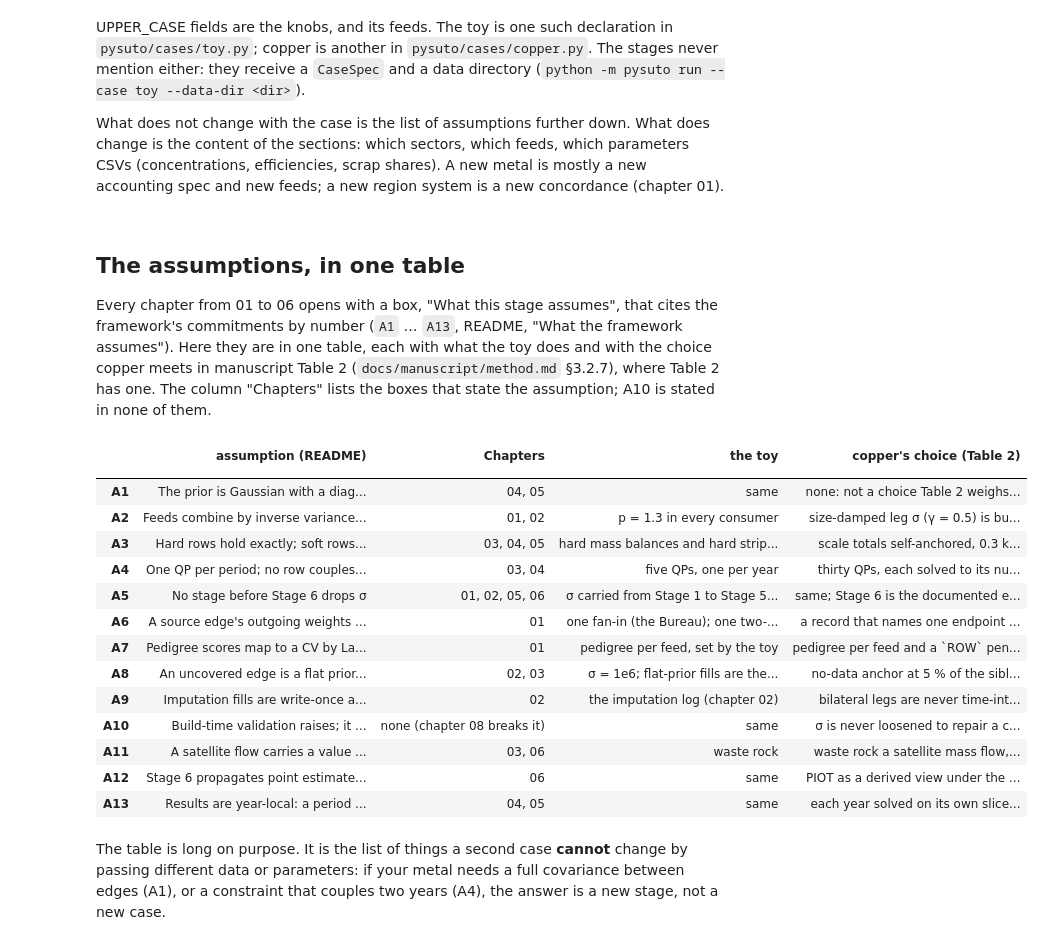
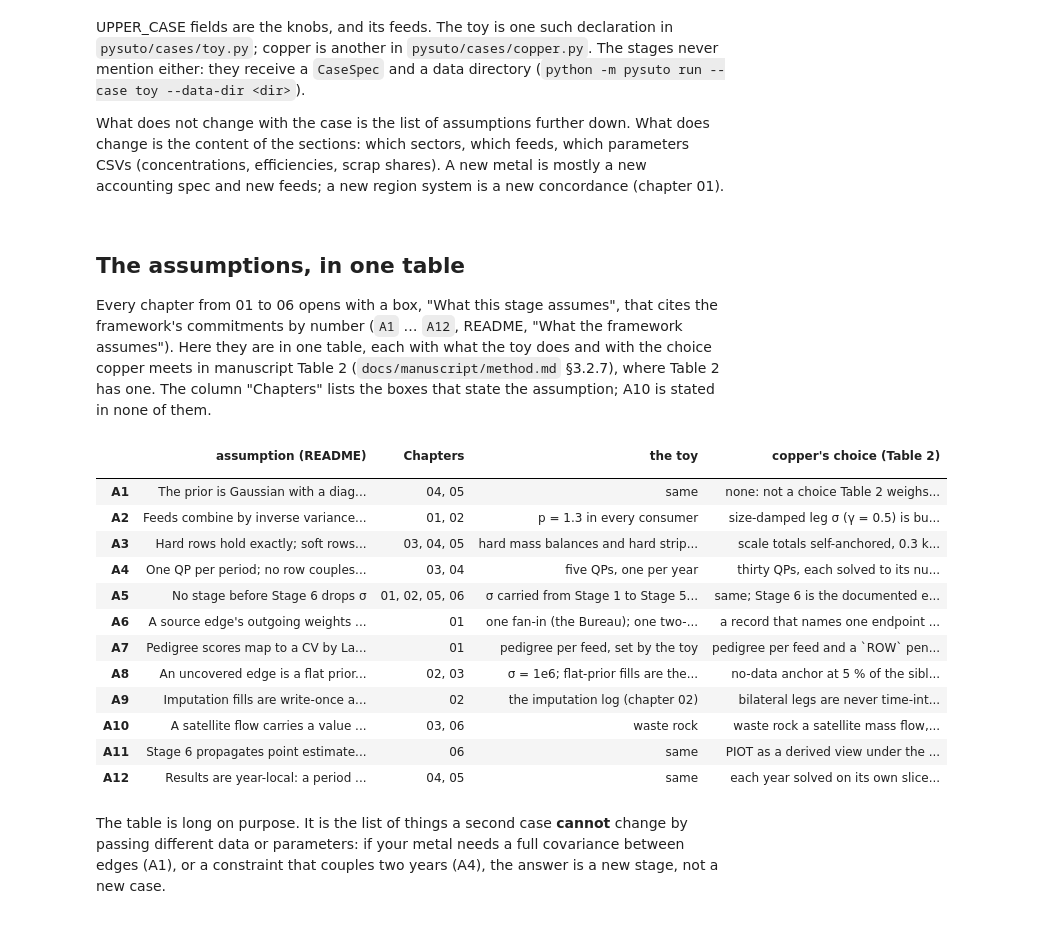
Before and after one commit to cocovttr/pySUTO, a Jupyter notebook: tutorial/09_bridge.ipynb, the cells around one changed output. Saved outputs shown, nothing was run; the diff lists cells and outputs as text; code cells hidden in the pictures; folded sections open.

```diff
--- a/tutorial/09_bridge.ipynb
+++ b/tutorial/09_bridge.ipynb
@@ -99,40 +99,38 @@ What does not change with the case is the list of assumptions further down. What
 # %% [markdown]
 ## The assumptions, in one table
 
-Every chapter from 01 to 06 opens with a box, "What this stage assumes", that cites the framework's commitments by number (`A1` … `A13`, README, "What the framework assumes"). Here they are in one table, each with what the toy does and with the choice copper meets in manuscript Table 2 (`docs/manuscript/method.md` §3.2.7), where Table 2 has one. The column "Chapters" lists the boxes that state the assumption; A10 is stated in none of them.
+Every chapter from 01 to 06 opens with a box, "What this stage assumes", that cites the framework's commitments by number (`A1` … `A12`, README, "What the framework assumes"). Here they are in one table, each with what the toy does and with the choice copper meets in manuscript Table 2 (`docs/manuscript/method.md` §3.2.7), where Table 2 has one. The column "Chapters" lists the boxes that state the assumption; A10 is stated in none of them.
 # %%
 A = [
     ("A1", "The prior is Gaussian with a diagonal Σ_a (Eq. 2)", "04, 05", "same", "none: not a choice Table 2 weighs (method §3.1.6)"),
     ("A2", "Feeds combine by inverse variance; every σ composition is one power-mean rule, p = 1.3 (Eq. 1)", "01, 02", "p = 1.3 in every consumer", "size-damped leg σ (γ = 0.5) is built on this rule (ADR 0017)"),
     ("A3", "Hard rows hold exactly; soft rows are priced by σ_c⁻² (Eq. 2)", "03, 04, 05", "hard mass balances and hard stripping relation; soft ratio rows; no scale totals", "scale totals self-anchored, 0.3 kt floor on feed-backed totals only; waste rock fixed by a hard stripping relation (ADR 0006, 0025, 0038)"),
     ("A4", "One QP per period; no row couples two periods", "03, 04", "five QPs, one per year", "thirty QPs, each solved to its numerical floor, lower bounds in the QP (ADR 0039)"),
     ("A5", "No stage before Stage 6 drops σ", "01, 02, 05, 06", "σ carried from Stage 1 to Stage 5; dropped at Stage 6", "same; Stage 6 is the documented exception (PIOT as a derived view, ADR 0037)"),
     ("A6", "A source edge's outgoing weights sum to one; fan-in diversifies, fan-out leaves the CV unchanged", "01", "one fan-in (the Bureau); one two-feed edge", "a record that names one endpoint is fanned by external trade shares, never a uniform split; unweighted fans are not distributed; domestic leg capped at own production; re-exports re-attributed at feed time (ADR 0008, 0018, 0024, 0027)"),
     ("A7", "Pedigree scores map to a CV by Laner's exponential model", "01", "pedigree per feed, set by the toy", "pedigree per feed and a `ROW` penalty (manuscript Table 1; ADR 0003)"),
     ("A8", "An uncovered edge is a flat prior at value 0 with a large σ", "02, 03", "σ = 1e6; flat-prior fills are the last imputer", "no-data anchor at 5 % of the sibling median; extraction chain exempt where an ore-grade relation sets it (ADR 0013)"),
     ("A9", "Imputation fills are write-once and logged", "02", "the imputation log (chapter 02)", "bilateral legs are never time-interpolated; ore grade carried past 2022 (ADR 0026, 0023)"),
-    ("A10", "Build-time validation raises; it never clips, coerces or fills", "none (chapter 08 breaks it)", "same", "σ is never loosened to repair a contradiction; the input is fixed (ADR 0019, 0035; chapter 08)"),
-    ("A11", "A satellite flow carries a value but sits outside its node's balance", "03, 06", "waste rock", "waste rock a satellite mass flow, 2 × ore, free of copper (ADR 0038)"),
-    ("A12", "Stage 6 propagates point estimates only", "06", "same", "PIOT as a derived view under the market-share construct, never persisted (ADR 0007, 0037)"),
-    ("A13", "Results are year-local: a period slice is scattered through `cols_t` before any `G @ F`", "04, 05", "same", "each year solved on its own slice, lower bounds enforced in the QP (ADR 0039)"),
+    ("A10", "A satellite flow carries a value but sits outside its node's balance", "03, 06", "waste rock", "waste rock a satellite mass flow, 2 × ore, free of copper (ADR 0038)"),
+    ("A11", "Stage 6 propagates point estimates only", "06", "same", "PIOT as a derived view under the market-share construct, never persisted (ADR 0007, 0037)"),
+    ("A12", "Results are year-local: a period slice is scattered through `cols_t` before any `G @ F`", "04, 05", "same", "each year solved on its own slice, lower bounds enforced in the QP (ADR 0039)"),
 ]
 pd.DataFrame(A, columns=["", "assumption (README)", "Chapters", "the toy", "copper's choice (Table 2)"]).set_index("")
 # %% [output]
 |  | assumption (README) | Chapters | the toy | copper's choice (Table 2) |
 |  |  |  |  |  |
 | A1 | The prior is Gaussian with a diag... | 04, 05 | same | none: not a choice Table 2 weighs... |
 | A2 | Feeds combine by inverse variance... | 01, 02 | p = 1.3 in every consumer | size-damped leg σ (γ = 0.5) is bu... |
 | A3 | Hard rows hold exactly; soft rows... | 03, 04, 05 | hard mass balances and hard strip... | scale totals self-anchored, 0.3 k... |
 | A4 | One QP per period; no row couples... | 03, 04 | five QPs, one per year | thirty QPs, each solved to its nu... |
 | A5 | No stage before Stage 6 drops σ | 01, 02, 05, 06 | σ carried from Stage 1 to Stage 5... | same; Stage 6 is the documented e... |
 | A6 | A source edge's outgoing weights ... | 01 | one fan-in (the Bureau); one two-... | a record that names one endpoint ... |
 | A7 | Pedigree scores map to a CV by La... | 01 | pedigree per feed, set by the toy | pedigree per feed and a `ROW` pen... |
 | A8 | An uncovered edge is a flat prior... | 02, 03 | σ = 1e6; flat-prior fills are the... | no-data anchor at 5 % of the sibl... |
 | A9 | Imputation fills are write-once a... | 02 | the imputation log (chapter 02) | bilateral legs are never time-int... |
-| A10 | Build-time validation raises; it ... | none (chapter 08 breaks it) | same | σ is never loosened to repair a c... |
-| A11 | A satellite flow carries a value ... | 03, 06 | waste rock | waste rock a satellite mass flow,... |
-| A12 | Stage 6 propagates point estimate... | 06 | same | PIOT as a derived view under the ... |
-| A13 | Results are year-local: a period ... | 04, 05 | same | each year solved on its own slice... |
+| A10 | A satellite flow carries a value ... | 03, 06 | waste rock | waste rock a satellite mass flow,... |
+| A11 | Stage 6 propagates point estimate... | 06 | same | PIOT as a derived view under the ... |
+| A12 | Results are year-local: a period ... | 04, 05 | same | each year solved on its own slice... |
 # %% [markdown]
 The table is long on purpose. It is the list of things a second case **cannot** change by passing different data or parameters: if your metal needs a full covariance between edges (A1), or a constraint that couples two years (A4), the answer is a new stage, not a new case.
 # %% [markdown]
```
Also changed, not shown: parts of 3 cells of this notebook, 10 other files.
